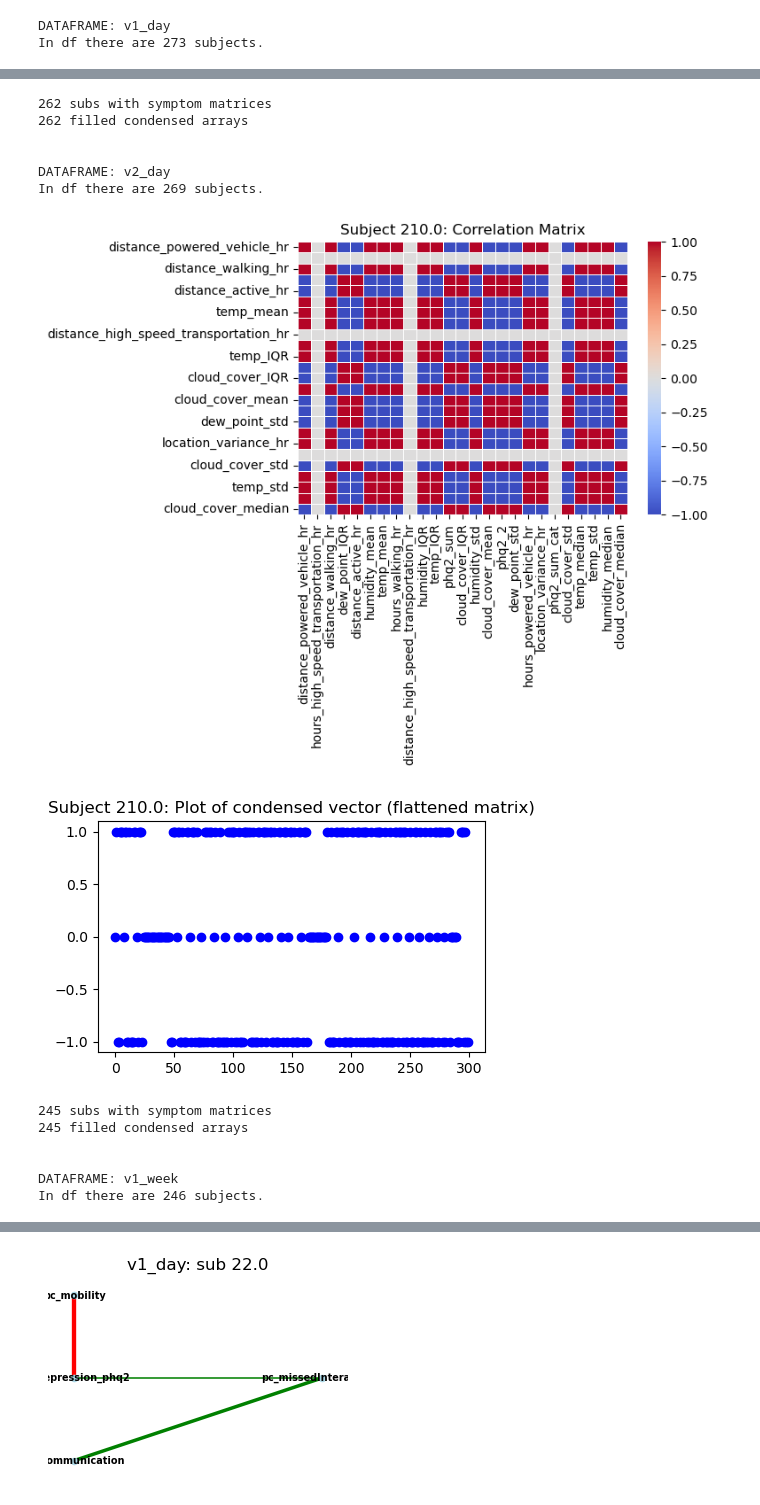
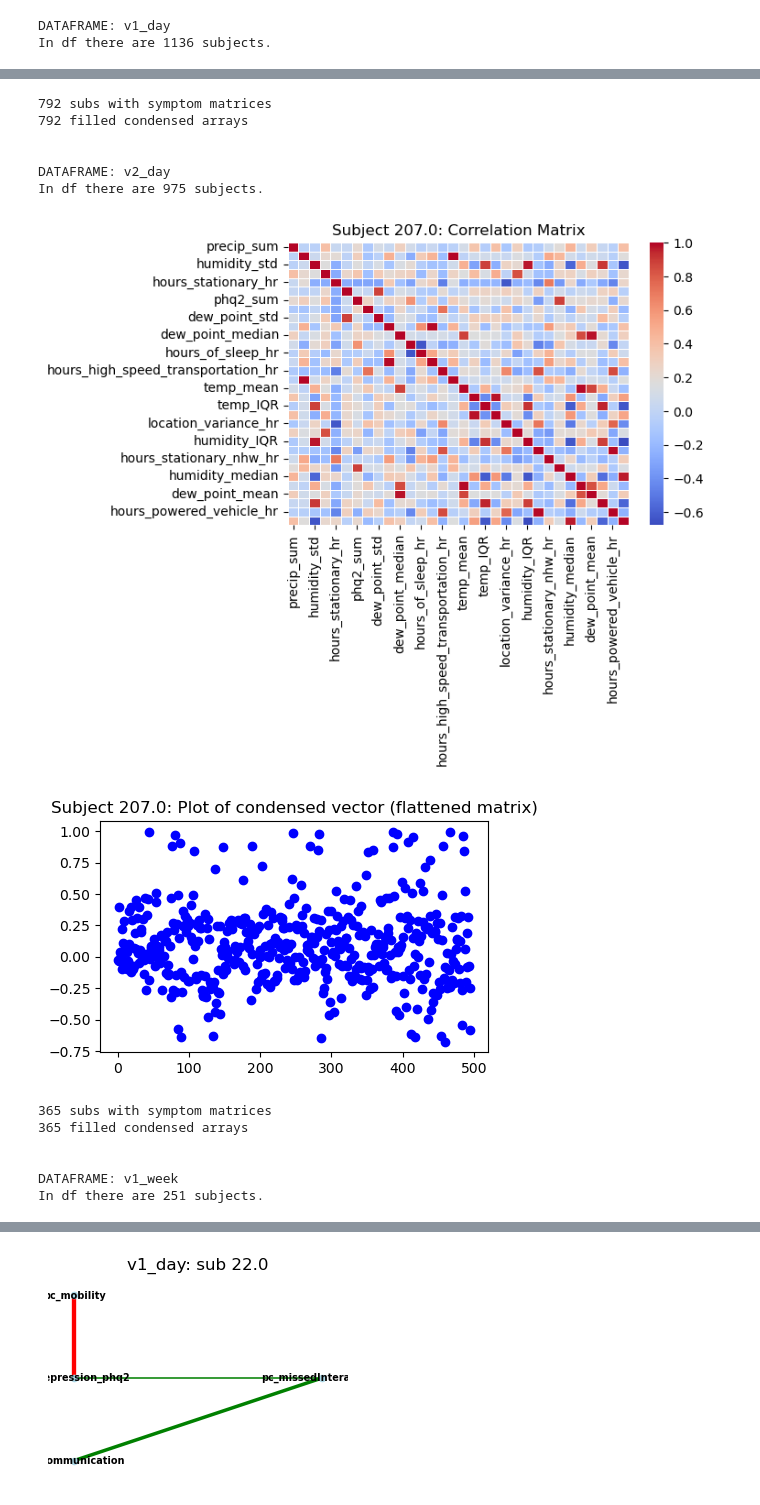
Before and after one commit to kaleyjoss/smartphone_sensor_predictive_modeling, a Jupyter notebook: notebooks/02_feature_pca.ipynb, the cells around one changed output, grey strips where cells are left out. Saved outputs shown, nothing was run; the diff lists cells and outputs as text; code cells hidden in the pictures.

```diff
--- a/notebooks/02_feature_pca.ipynb
+++ b/notebooks/02_feature_pca.ipynb
@@ -34,8 +34,7 @@ from scripts.variables import id_columns, demographic_columns, daily_cols_v1, da
 from scripts.variables import phq2_cols, phq9_cols, weekly_cols, passive_cols, survey_cols
 from scripts.variables import df_names, df_mis, df_names_with_mis
 
-if 'v2_week' in df_names:
-    df_names.remove('v2_week') # not enough for train/test split
+id_columns.append('idx')
 # %%
 #### Take the average of each subject's symptom correlation and use it to make clusters of variables
 symptom_matrices_df_dict = {}
@@ -45,8 +44,9 @@ target_vars = ['phq9_sum_cat','phq2_sum_cat']
 
 # Create dicts of all subjects' correlation matrices
 for name in df_names:
-    df = pd.read_csv(os.path.join(brighten_dir, f'{name}_binned.csv'))
+    df = pd.read_csv(os.path.join(brighten_dir, f'{name}_res.csv'))
     df = df.loc[:, ~df.columns.str.contains('^Unnamed')]
+    df = df.loc[:, ~df.columns.str.contains('_int')]
     print(f'\n\nDATAFRAME: {name}')
     ignore_cols = [col for col in df.columns if col in demographic_vars or col in id_columns]
     symptom_matrix_dict, flattened_matrix_dict = fs.make_symptom_matrices(df, ignore_cols, num_to_plot=1)
@@ -54,4 +54,4 @@ for name in df_names:
     flattened_matrices_df_dict[name] = flattened_matrix_dict
 # %% [output]
 DATAFRAME: v1_day
-In df there are 273 subjects.
+In df there are 1136 subjects.
@@ -60,14 +60,14 @@ In df there are 273 subjects.
-262 subs with symptom matrices
-262 filled condensed arrays
+792 subs with symptom matrices
+792 filled condensed arrays
 
 
 DATAFRAME: v2_day
-In df there are 269 subjects.
+In df there are 975 subjects.
-[figure, old version]
+[figure, new version]
-[figure, old version]
+[figure, new version]
-245 subs with symptom matrices
-245 filled condensed arrays
+365 subs with symptom matrices
+365 filled condensed arrays
 
 
 DATAFRAME: v1_week
-In df there are 246 subjects.
+In df there are 251 subjects.
```
Also changed, not shown: parts of 9 cells of this notebook, 11 other files.
